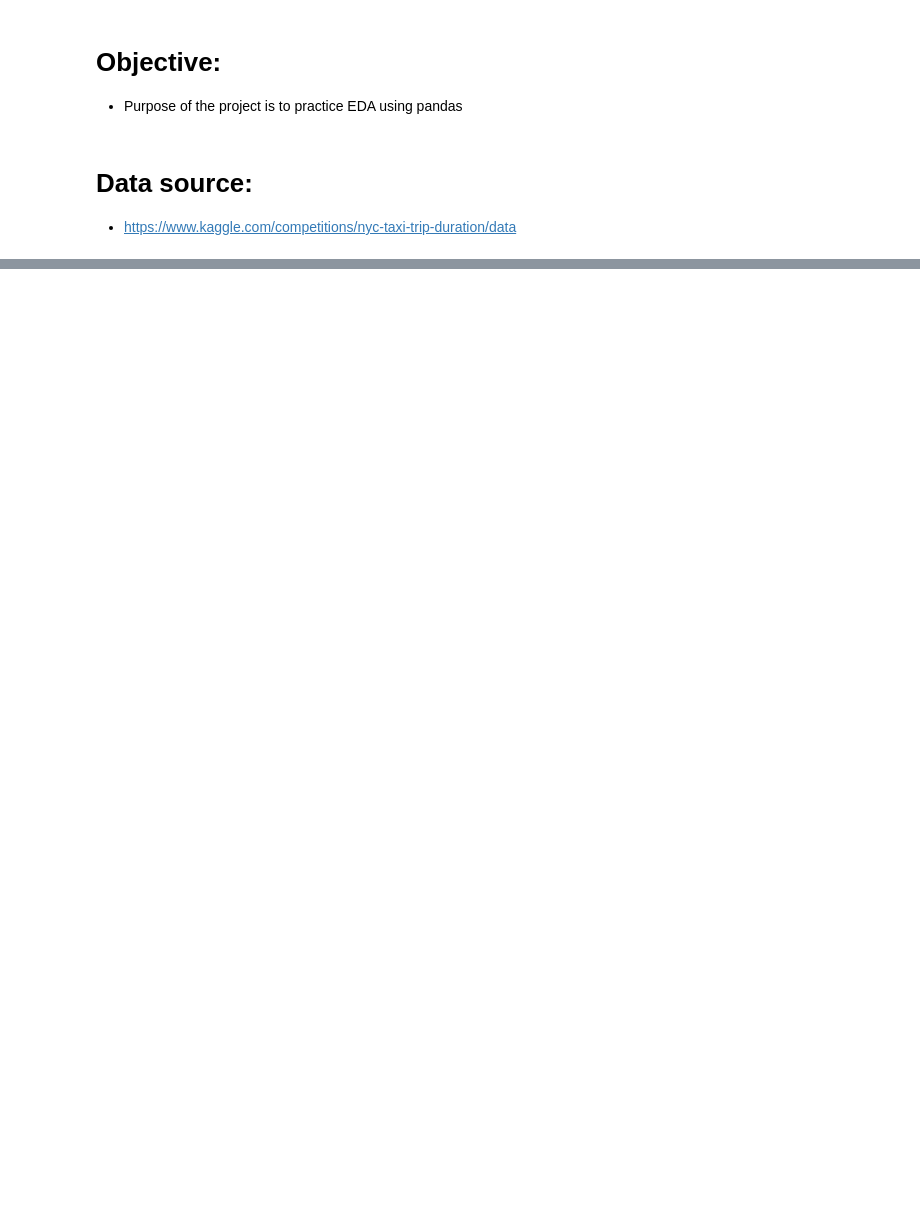
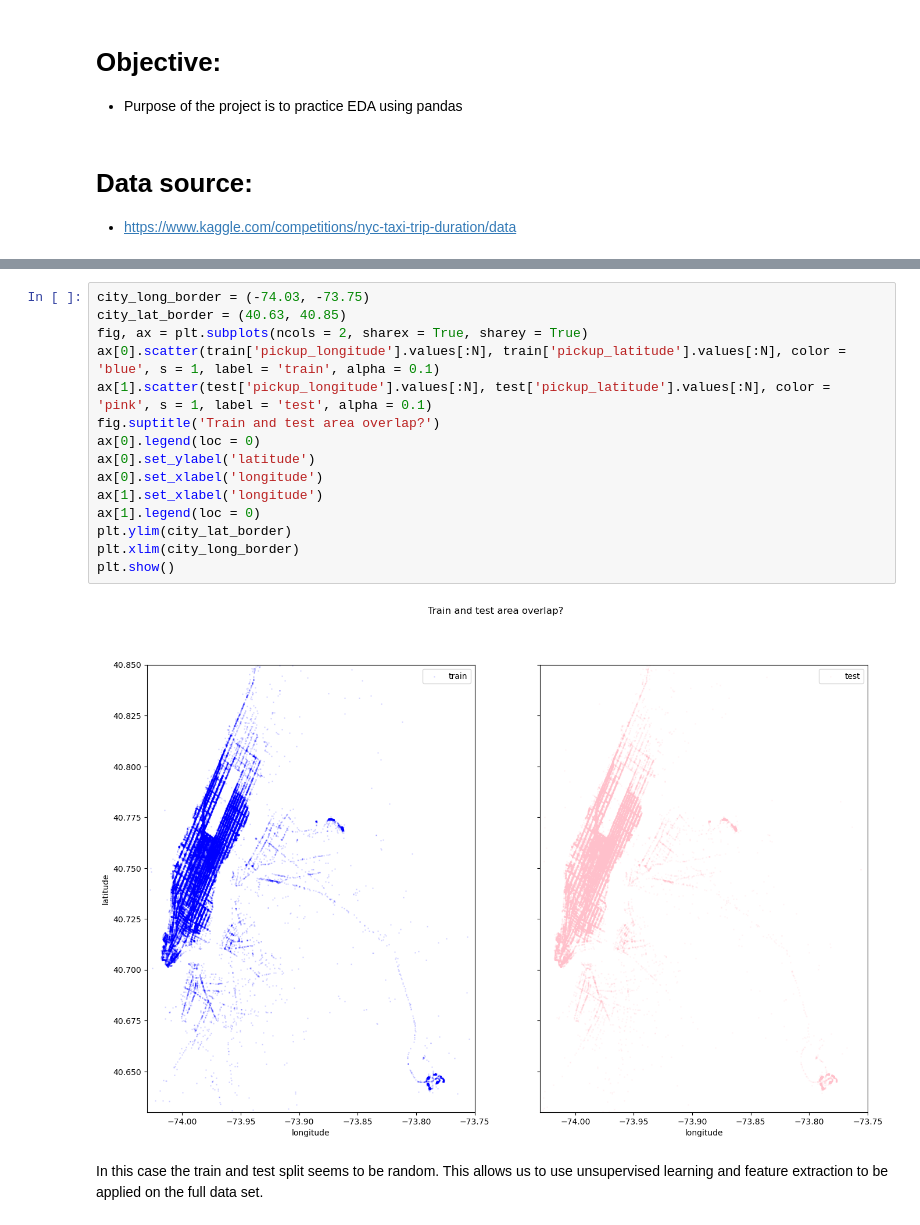
Before and after one commit to karteek95/EDA, a Jupyter notebook: NYC_Taxi_Trip_Duration.ipynb, the cells around one changed output, grey strips where cells are left out. Saved outputs shown, nothing was run; the diff lists cells and outputs as text; blank space fills up the shorter version.

```diff
--- a/NYC_Taxi_Trip_Duration.ipynb
+++ b/NYC_Taxi_Trip_Duration.ipynb
@@ -23,0 +94,19 @@ column names: Index(['id', 'vendor_id', 'pickup_datetime', 'dropoff_datetime',
+# %%
+city_long_border = (-74.03, -73.75)
+city_lat_border = (40.63, 40.85)
+fig, ax = plt.subplots(ncols = 2, sharex = True, sharey = True)
+ax[0].scatter(train['pickup_longitude'].values[:N], train['pickup_latitude'].values[:N], color = 'blue', s = 1, label = 'train', alpha = 0.1)
+ax[1].scatter(test['pickup_longitude'].values[:N], test['pickup_latitude'].values[:N], color = 'pink', s = 1, label = 'test', alpha = 0.1)
+fig.suptitle('Train and test area overlap?')
+ax[0].legend(loc = 0)
+ax[0].set_ylabel('latitude')
+ax[0].set_xlabel('longitude')
+ax[1].set_xlabel('longitude')
+ax[1].legend(loc = 0)
+plt.ylim(city_lat_border)
+plt.xlim(city_long_border)
+plt.show()
+# %% [output]
+[figure, added]
+# %% [markdown]
+In this case the train and test split seems to be random. This allows us to use unsupervised learning and feature extraction to be applied on the full data set.
```
Also changed, not shown: parts of 15 cells of this notebook, 1 other file.
